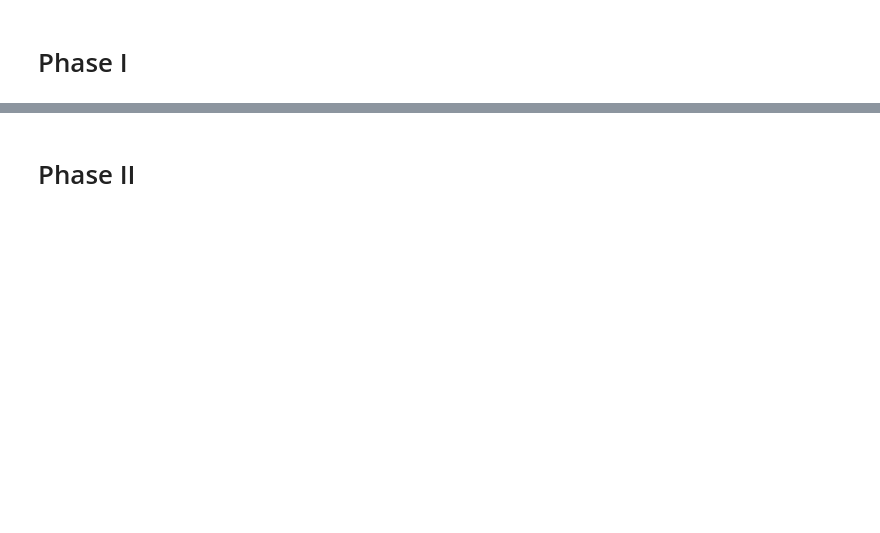
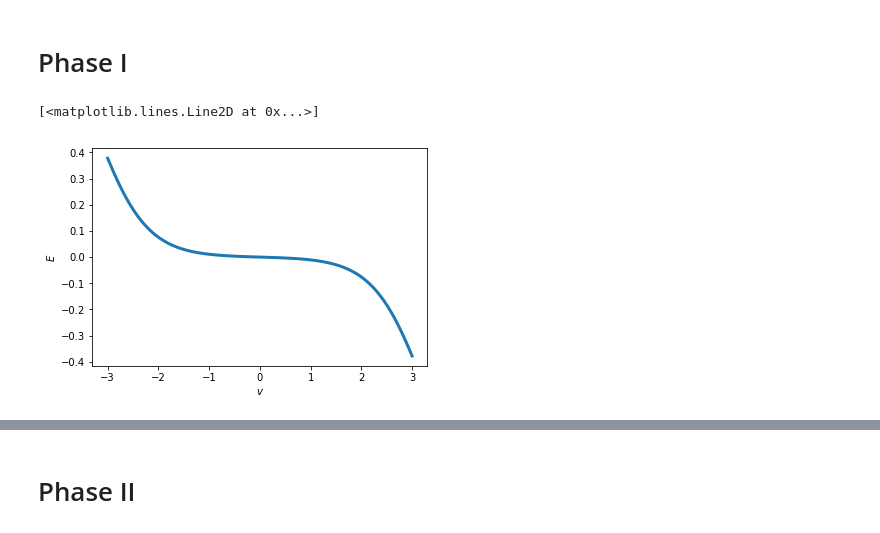
Before and after one commit to RiemannAI/theta, a Jupyter notebook: examples/Ehv_plots.ipynb, the cells around one changed output, grey strips where cells are left out. Cells and saved outputs as stored; diff of their text form; code cells hidden in the pictures; blank space fills up the shorter version.

```diff
--- a/examples/Ehv_plots.ipynb
+++ b/examples/Ehv_plots.ipynb
@@ -83,22 +126,25 @@ print(gradient_log_theta(X.T-R.T, Q, 0))-2
 # %%
 # Setup and plot expectation
 Q = np.diag([13])
 B = np.zeros((1,1))
 B[0,0] = 0
 W = np.zeros((1,1))
 W[0,0] = 2
 
-X = np.linspace(-50,50, 101)
+X = np.linspace(-3,3, 101)
 X = X.reshape((1,X.shape[0]))
 E=factorized_hidden_expectation(X, B, W, Q, True)
 
 #plt.rc('text', usetex=True)
 #plt.rc('font', family='serif')
 
 plt.xlabel("$v$")
 plt.ylabel("$E$")
-plt.plot(X.flatten(), E[0],"b-", linewidth='5')
+plt.plot(X.flatten(), E[0],"-", linewidth='3')
 
 #plt.savefig("EhvPhaseI-1.eps", format="eps")
+# %% [output]
+[<matplotlib.lines.Line2D at 0x...>]
+[figure, added]
 # %%
 E
```
Also changed, not shown: parts of 11 cells of this notebook.
